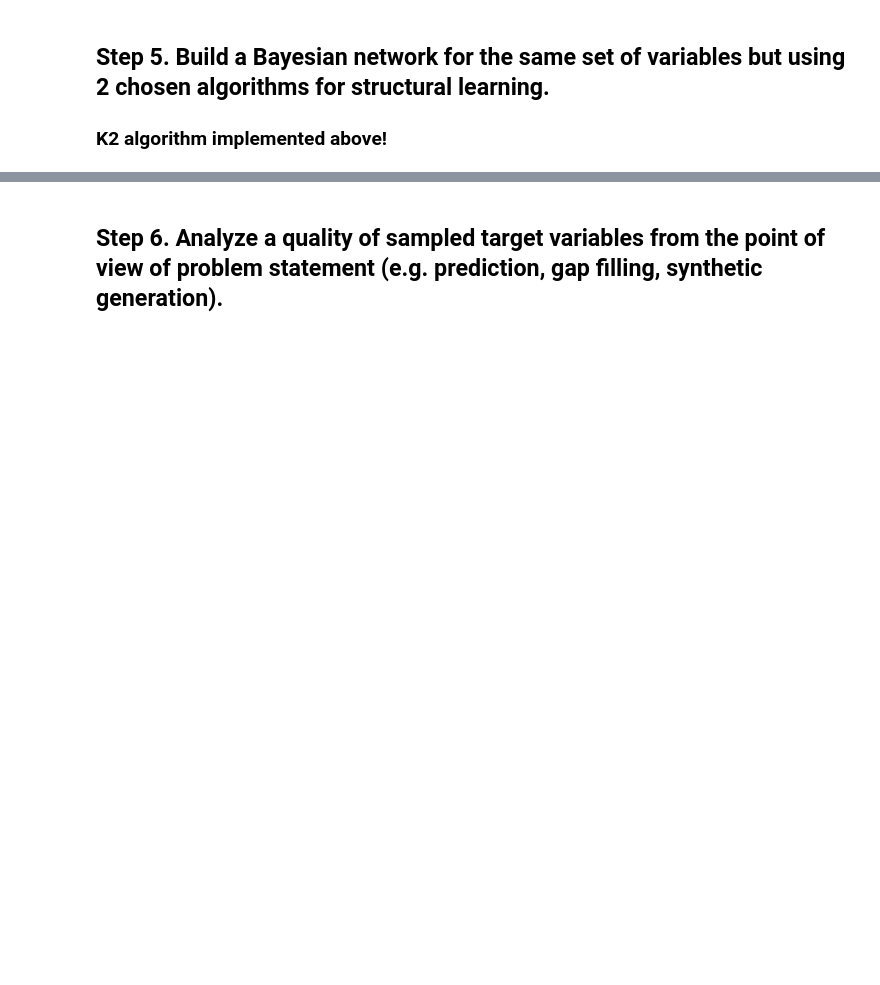
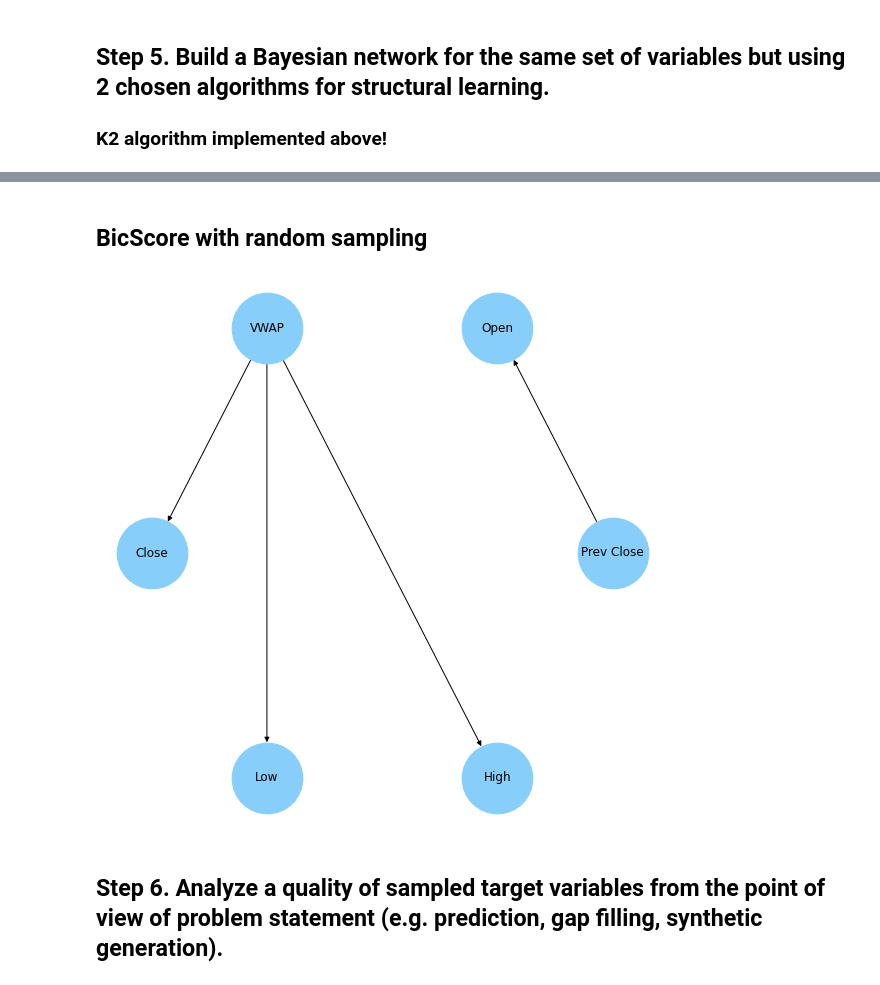
Before and after one commit to semaputnik/multivariate-data-analysis-labs, a Jupyter notebook: Lab_3/code.ipynb, the cells around one changed output, grey strips where cells are left out. Saved outputs shown, nothing was run; the diff lists cells and outputs as text; code cells hidden in the pictures; blank space fills up the shorter version.

```diff
--- a/Lab_3/code.ipynb
+++ b/Lab_3/code.ipynb
@@ -210,3 +213,24 @@ plt.show()
+# %% [markdown]
+## BicScore with random sampling
+# %%
+mean = df_transformed[l].mean()
+
+sample_data_0 = df_transformed[df_transformed[l] > mean].sample(n=80, axis=0)
+sample_data_1 = df_transformed[df_transformed[l] <= mean].sample(n=80, axis=0)
+sample_data = pd.concat([sample_data_0, sample_data_1])
+
+model_bic_2 = hc_search.estimate(scoring_method=BicScore(sample_data), black_list=blacklist, show_progress=False)
+# %%
+figure, ax = plt.subplots(1, 1, figsize=(10, 10))
+
+graph = nx.DiGraph()
+graph.add_edges_from(model_bic_2.edges())
+positions = nx.layout.circular_layout(graph)
+nx.draw(graph, positions, with_labels=True, node_color='lightskyblue', node_size=5000)
+
+plt.show()
+# %% [output]
+[figure, added]
 # %% [markdown]
  ## Step 6. Analyze a quality of sampled target variables from the point of view of problem statement (e.g. prediction, gap filling, synthetic generation).
 # %%
```
Also changed, not shown: parts of 14 cells of this notebook.
